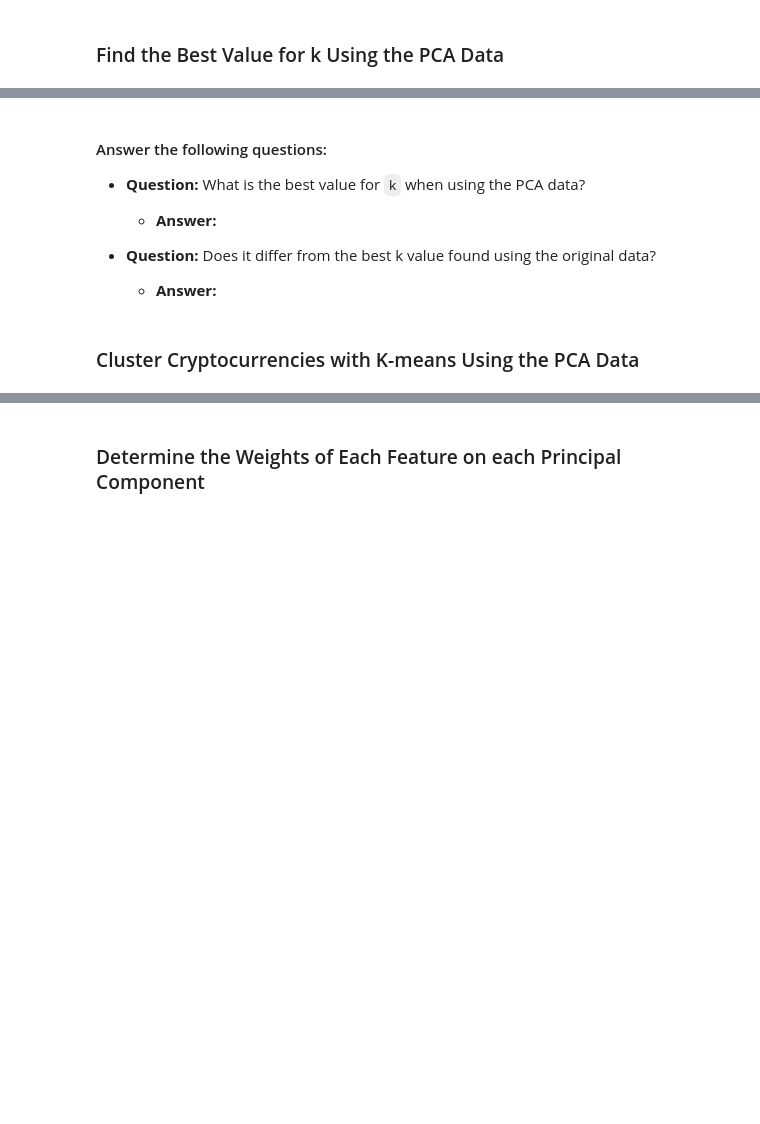
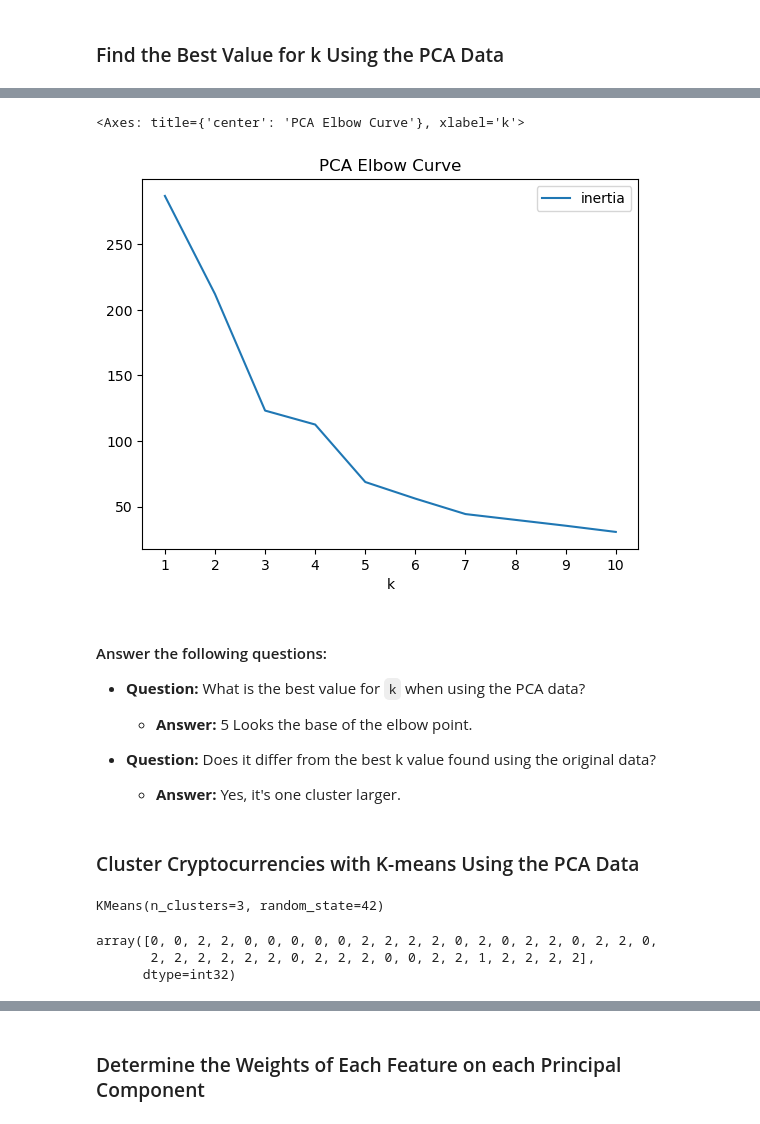
Before and after one commit to DassV24/CryptoClustering, a Jupyter notebook: Crypto_Clustering.ipynb, the cells around one changed output, grey strips where cells are left out. Saved outputs shown, nothing was run; the diff lists cells and outputs as text; code cells hidden in the pictures; blank space fills up the shorter version.

```diff
--- a/Crypto_Clustering.ipynb
+++ b/Crypto_Clustering.ipynb
@@ -223,22 +245,28 @@ AttributeError: 'numpy.ndarray' object has no attribute 'pd'
 # %%
 # Create a list with the number of k-values to try
 # Use a range from 1 to 11
-
+k = list(range(1,11))
 
 # Create an empty list to store the inertia values
-
+pca_inertia = []
 
 # Create a for loop to compute the inertia with each possible value of k
 # Inside the loop:
+for i in k:
+    k_model = KMeans(n_clusters=i, n_init='auto', random_state=42)
+    k_model.fit(principalComponents_df)
+    pca_inertia.append(k_model.inertia_)
+
 # 1. Create a KMeans model using the loop counter for the n_clusters
 # 2. Fit the model to the data using PCA DataFrame.
 # 3. Append the model.inertia_ to the inertia list
 
 
 # Create a dictionary with the data to plot the Elbow curve
-
+elbow_data = {"k":k,"inertia":inertia}
 
 # Create a DataFrame with the data to plot the Elbow curve
-
+elbow_df = pd.DataFrame(elbow_data)
 
 # Display the DataFrame
+elbow_df.head(10)
@@ -245,16 +285,25 @@ AttributeError: 'numpy.ndarray' object has no attribute 'pd'
 # %%
 # Plot a line chart with all the inertia values computed with
 # the different values of k to visually identify the optimal value for k.
+elbow_df.plot.line(
+    x="k",
+    y="inertia",
+    title="PCA Elbow Curve",
+    xticks=k
+)
+# %% [output]
+<Axes: title={'center': 'PCA Elbow Curve'}, xlabel='k'>
+[figure, added]
 # %% [markdown]
 #### Answer the following questions:
 * **Question:** What is the best value for `k` when using the PCA data?
 
-  * **Answer:**
+  * **Answer:**  5 Looks the base of the elbow point.
 
 
 * **Question:** Does it differ from the best k value found using the original data?
 
-  * **Answer:**
+  * **Answer:** Yes, it's one cluster larger.
 # %% [markdown]
 ### Cluster Cryptocurrencies with K-means Using the PCA Data
 # %%
@@ -262,9 +313,18 @@ AttributeError: 'numpy.ndarray' object has no attribute 'pd'
 # %%
 # Fit the K-Means model using the PCA data
+pca_model.fit(principalComponents_df)
+# %% [output]
+KMeans(n_clusters=3, random_state=42)
 # %%
 # Predict the clusters to group the cryptocurrencies using the PCA data
 
+k_3 = pca_model.predict(principalComponents_df)
 
 # Print the resulting array of cluster values.
+k_3
+# %% [output]
+array([0, 0, 2, 2, 0, 0, 0, 0, 0, 2, 2, 2, 2, 0, 2, 0, 2, 2, 0, 2, 2, 0,
+       2, 2, 2, 2, 2, 2, 0, 2, 2, 2, 0, 0, 2, 2, 1, 2, 2, 2, 2],
+      dtype=int32)
 # %%
 # Create a copy of the DataFrame with the PCA data
```
Also changed, not shown: parts of 15 cells of this notebook, 1 other file.
